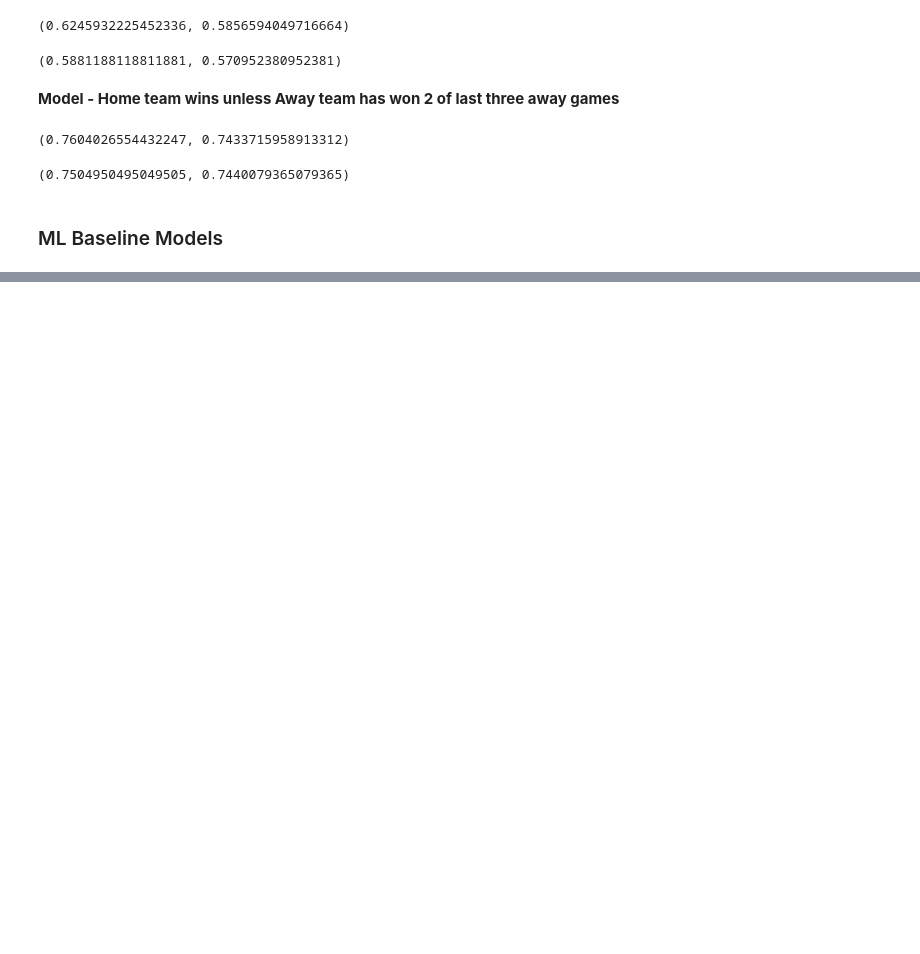
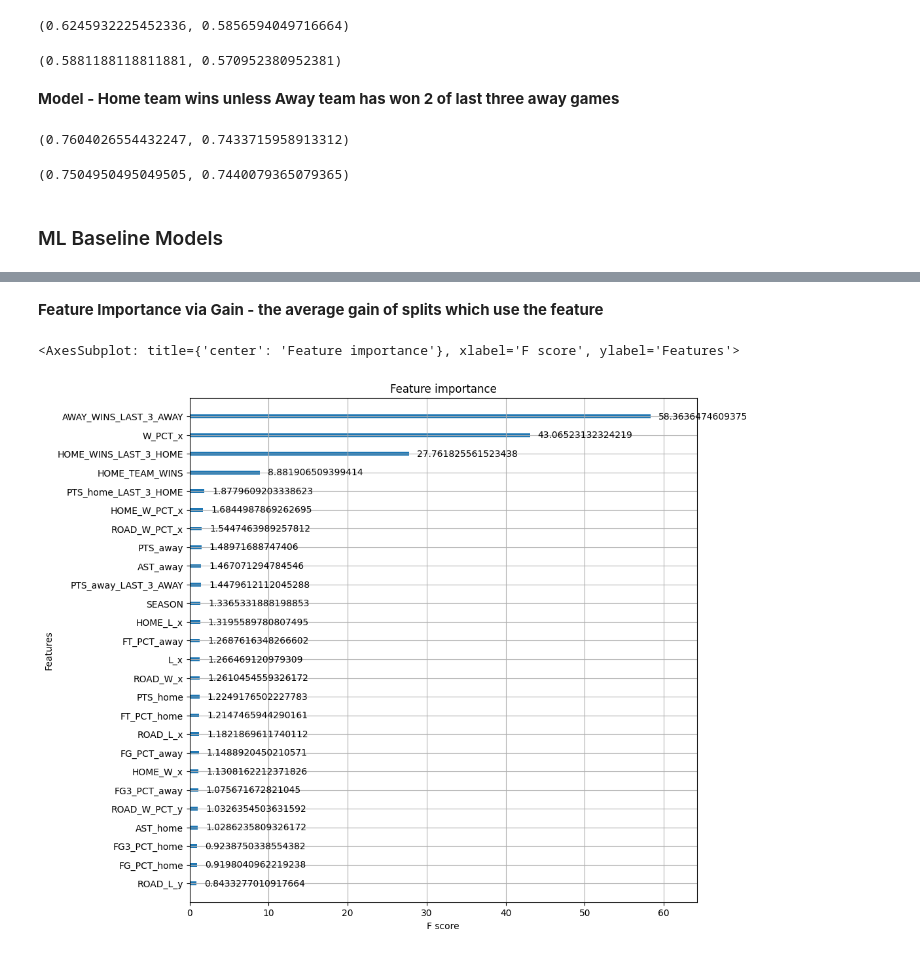
Before and after one commit to cmunch1/nba-prediction, a Jupyter notebook: 04_model_baseline.ipynb, the cells around one changed output, grey strips where cells are left out. Drawn from its saved outputs; the diff is of its cells as text; code cells hidden in the pictures; blank space fills up the shorter version.

```diff
--- a/04_model_baseline.ipynb
+++ b/04_model_baseline.ipynb
@@ -143,0 +308,8 @@ test = encode_data(test)
+# %% [markdown]
+**Feature Importance via Gain - the average gain of splits which use the feature**
+# %%
+fig, ax = plt.subplots(1,1,figsize=(10,10))
+xgb.plot_importance(model, importance_type='gain', ax=ax)
+# %% [output]
+<AxesSubplot: title={'center': 'Feature importance'}, xlabel='F score', ylabel='Features'>
+[figure, added]
```
Also changed, not shown: parts of 15 cells of this notebook.
